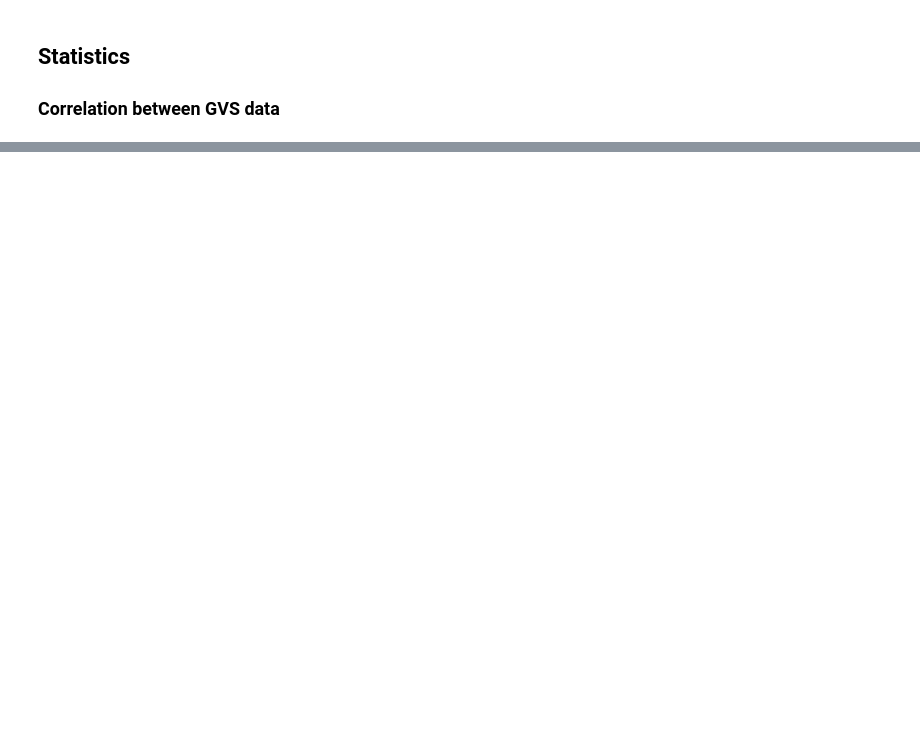
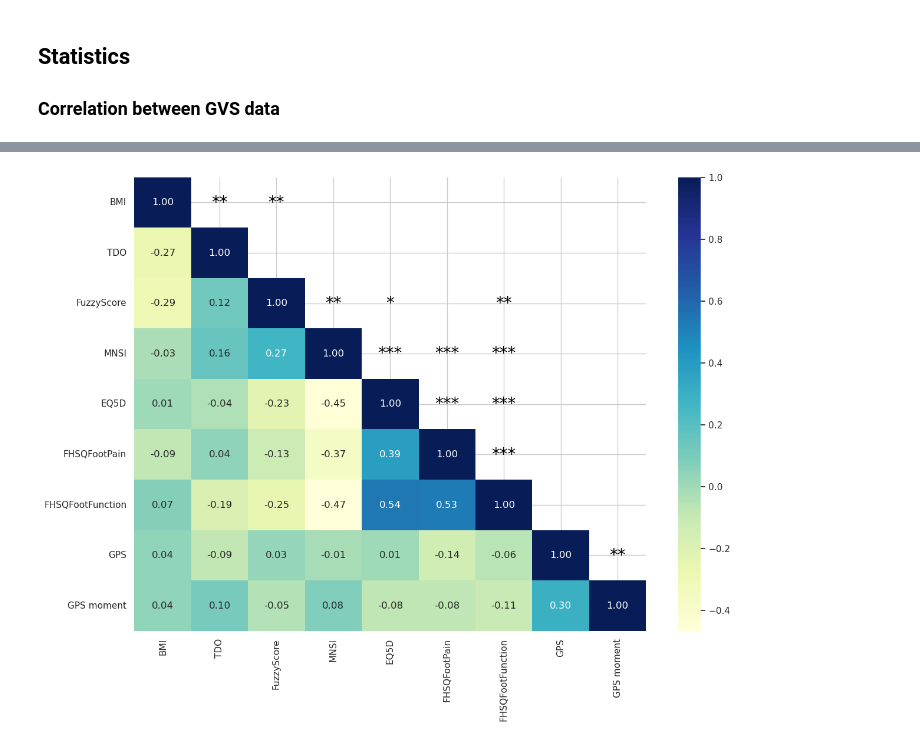
Before and after one commit to demotu/gait_score, a Jupyter notebook: notebooks/gps.ipynb, the cells around one changed output, grey strips where cells are left out. Saved outputs shown, nothing was run; the diff lists cells and outputs as text; code cells hidden in the pictures; blank space fills up the shorter version.

```diff
--- a/notebooks/gps.ipynb
+++ b/notebooks/gps.ipynb
@@ -483,0 +490,21 @@ plt.show()
+# %%
+def load_info(fname):
+    info = pd.read_excel(fname)
+    info = info[['ID', 'Age (y)', 'Height (m) ', 'Body Mass (kg)', 'Body Mass Index (kg/m2)', 'Sex', 'Time of diabetes onset',
+           'FuzzyScoreT00 ', 'MNSIT00', 'EQ5DT00 ', 'FHSQFootPainT00 ', 'FHSQFootFunctionT00']]
+    info = info.rename(columns={'ID': 'Subject', 'Age (y)': 'Age', 'Height (m) ': 'Height', 'Body Mass (kg)': 'Mass',
+                                'Body Mass Index (kg/m2)': 'BMI', 'Time of diabetes onset': 'TDO', 'FuzzyScoreT00 ': 'FuzzyScore',
+                                'MNSIT00': 'MNSI', 'EQ5DT00 ': 'EQ5D', 'FHSQFootPainT00 ': 'FHSQFootPain', 'FHSQFootFunctionT00': 'FHSQFootFunction'})
+    if isinstance(info['Subject'][0], str):
+        info['Subject'] = info['Subject'].str.replace('S', 'C')
+    else:
+        info['Subject'] = 'S' + info['Subject'].astype(str).str.zfill(2)
+    info.set_index('Subject', drop=True, inplace=True)
+    return info
+# %%
+info_erica = load_info(path2 / 'info_erica.xlsx')
+info_rj = load_info(path2 / 'info_janeronaldo.xlsx')
+info = pd.concat([info_erica, info_rj], axis=0)
+info = pd.concat([info_erica, info_rj], axis=0)
+info = info.loc[gvs_all.index]
+info
@@ -483,0 +525,7 @@ plt.show()
+# %%
+df = pd.concat([info[['BMI', 'TDO', 'FuzzyScore', 'MNSI', 'EQ5D', 'FHSQFootPain', 'FHSQFootFunction']],
+                gvs_all[['GPS', 'GPS moment']]], axis=1)
+
+corr_heatmap(df, method='pearson')
+# %% [output]
+[figure, added]
```
Also changed, not shown: parts of 22 cells of this notebook, 7 other files.
